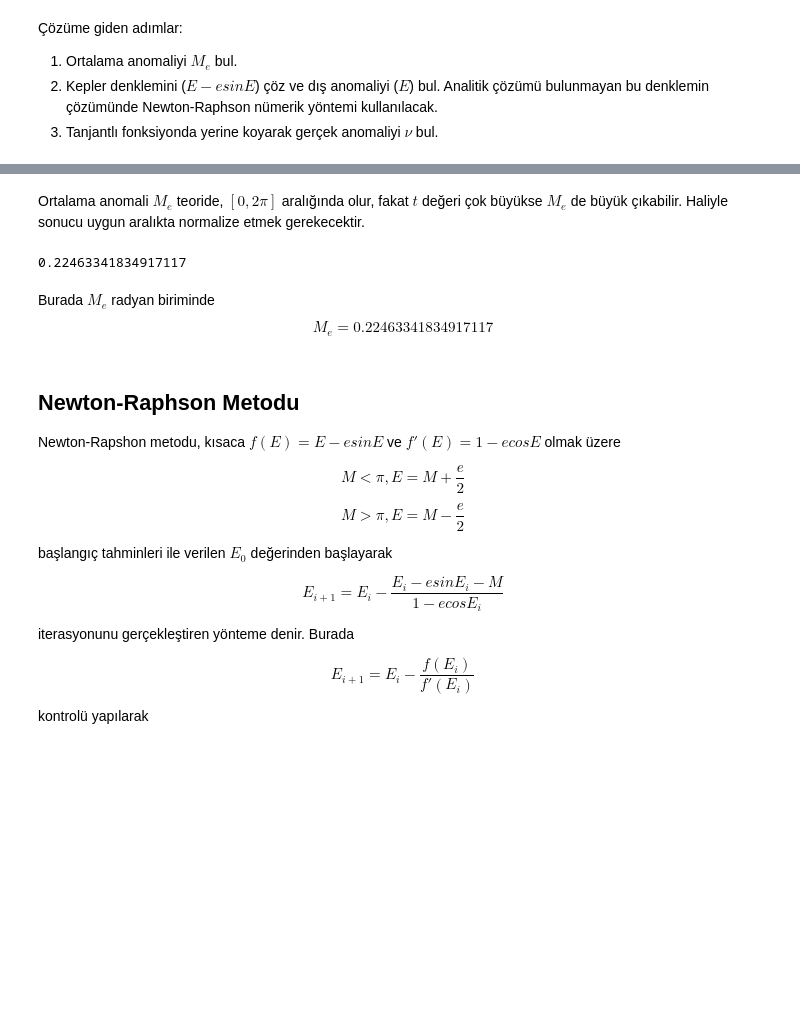
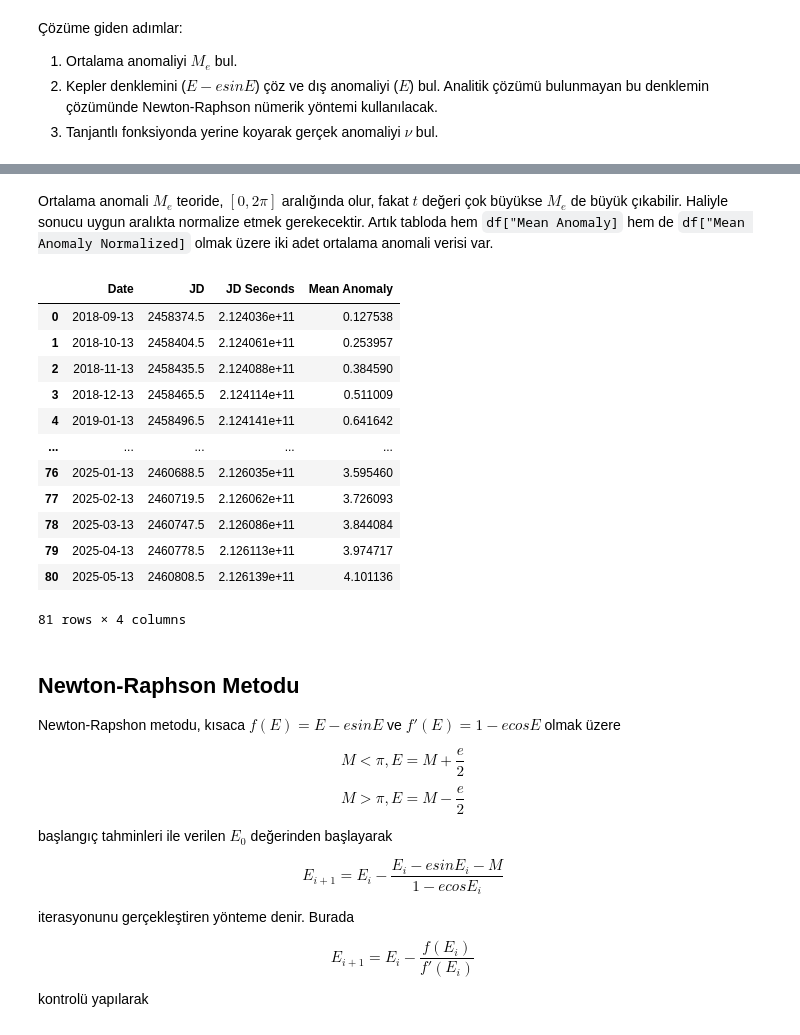
Before and after one commit to 999-juiceWRLD/AST208_assignment, a Jupyter notebook: assignment_tr.ipynb, the cells around one changed output, grey strips where cells are left out. Drawn from its saved outputs; the diff is of its cells as text; code cells hidden in the pictures; blank space fills up the shorter version.

```diff
--- a/assignment_tr.ipynb
+++ b/assignment_tr.ipynb
@@ -37,4 +39,4 @@ $P=1491.04$ gün verildiği için önce bu değeri ve $t$'yi $[sn]$ birimine, $a
 # %%
-p = p * 24 * 60 * 60
-t = t * 24 * 60 * 60
-a = 2.55 * 149_597_871 # 1 AB = 149,597,871 km
+p = p * 24 * 60 * 60        # sn
+tau = tau * 24 * 60 * 60    # sn
+a = 2.55 * 149_597_871      # 1 AB = 149,597,871 km
@@ -46,0 +72,12 @@ print(a)
+# %%
+jd_list = get_dates()
+
+for date, jd_value in jd_list:
+    dates.append(date)
+    jd_array.append(jd_value)
+
+
+df = pd.DataFrame({
+    "Date": dates,
+    "JD": jd_array
+})
@@ -55,2 +99,2 @@ mean_anomaly
 # %% [markdown]
-Ortalama anomali $M_e$ teoride, $[0, 2\pi]$ aralığında olur, fakat $t$ değeri çok büyükse $M_e$ de büyük çıkabilir. Haliyle sonucu uygun aralıkta normalize etmek gerekecektir.
+Ortalama anomali $M_e$ teoride, $[0, 2\pi]$ aralığında olur, fakat $t$ değeri çok büyükse $M_e$ de büyük çıkabilir. Haliyle sonucu uygun aralıkta normalize etmek gerekecektir. Artık tabloda hem `df["Mean Anomaly]` hem de `df["Mean Anomaly Normalized]` olmak üzere iki adet ortalama anomali verisi var.
@@ -60,10 +101,19 @@ mean_anomaly = normalized_mean_anomaly
-# %%
-mean_anomaly
-# %% [output]
-0.22463341834917117
-# %% [markdown]
-Burada $M_e$ radyan biriminde
-$$ M_e = 0.22463341834917117$$
+# %%
+df
+# %% [output]
+|  | Date | JD | JD Seconds | Mean Anomaly |
+| 0 | 2018-09-13 | 2458374.5 | 2.124036e+11 | 0.127538 |
+| 1 | 2018-10-13 | 2458404.5 | 2.124061e+11 | 0.253957 |
+| 2 | 2018-11-13 | 2458435.5 | 2.124088e+11 | 0.384590 |
+| 3 | 2018-12-13 | 2458465.5 | 2.124114e+11 | 0.511009 |
+| 4 | 2019-01-13 | 2458496.5 | 2.124141e+11 | 0.641642 |
+| ... | ... | ... | ... | ... |
+| 76 | 2025-01-13 | 2460688.5 | 2.126035e+11 | 3.595460 |
+| 77 | 2025-02-13 | 2460719.5 | 2.126062e+11 | 3.726093 |
+| 78 | 2025-03-13 | 2460747.5 | 2.126086e+11 | 3.844084 |
+| 79 | 2025-04-13 | 2460778.5 | 2.126113e+11 | 3.974717 |
+| 80 | 2025-05-13 | 2460808.5 | 2.126139e+11 | 4.101136 |
+81 rows × 4 columns
 # %% [markdown]
 ## Newton-Raphson Metodu
 
```
Also changed, not shown: parts of 36 cells of this notebook.
